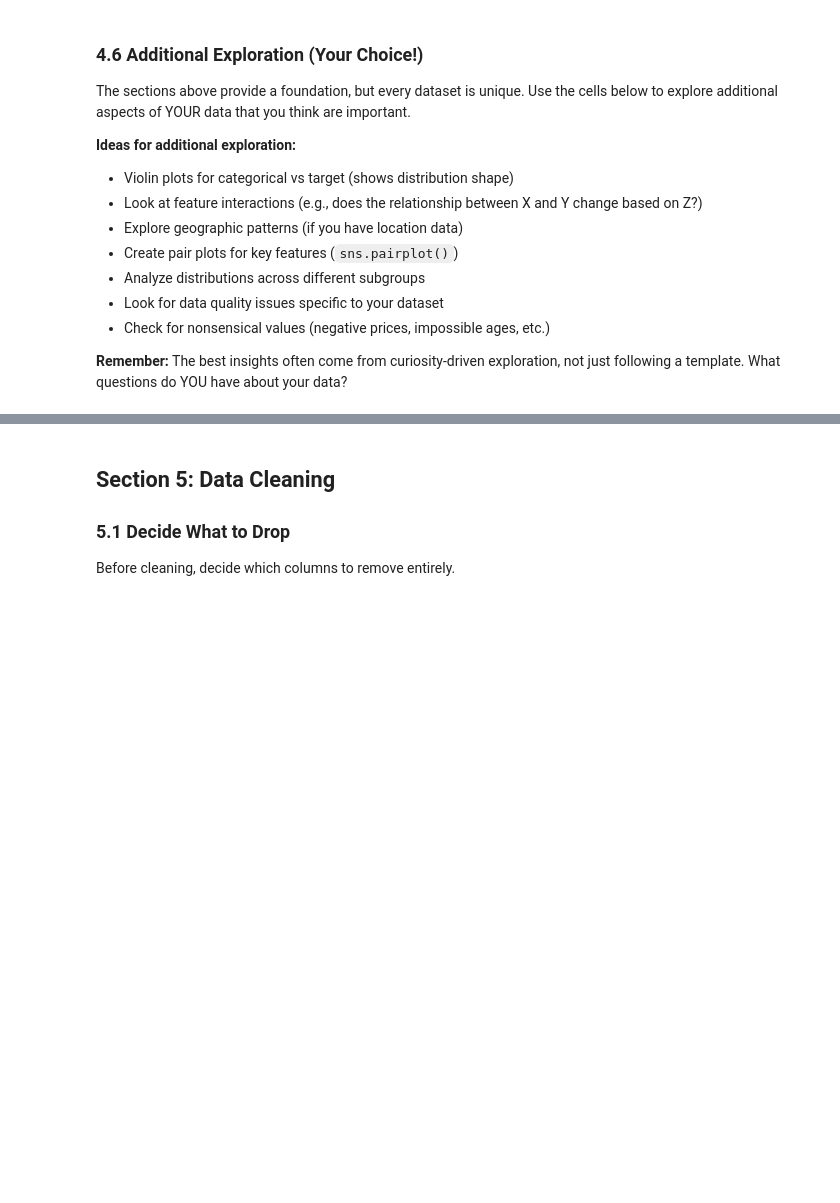
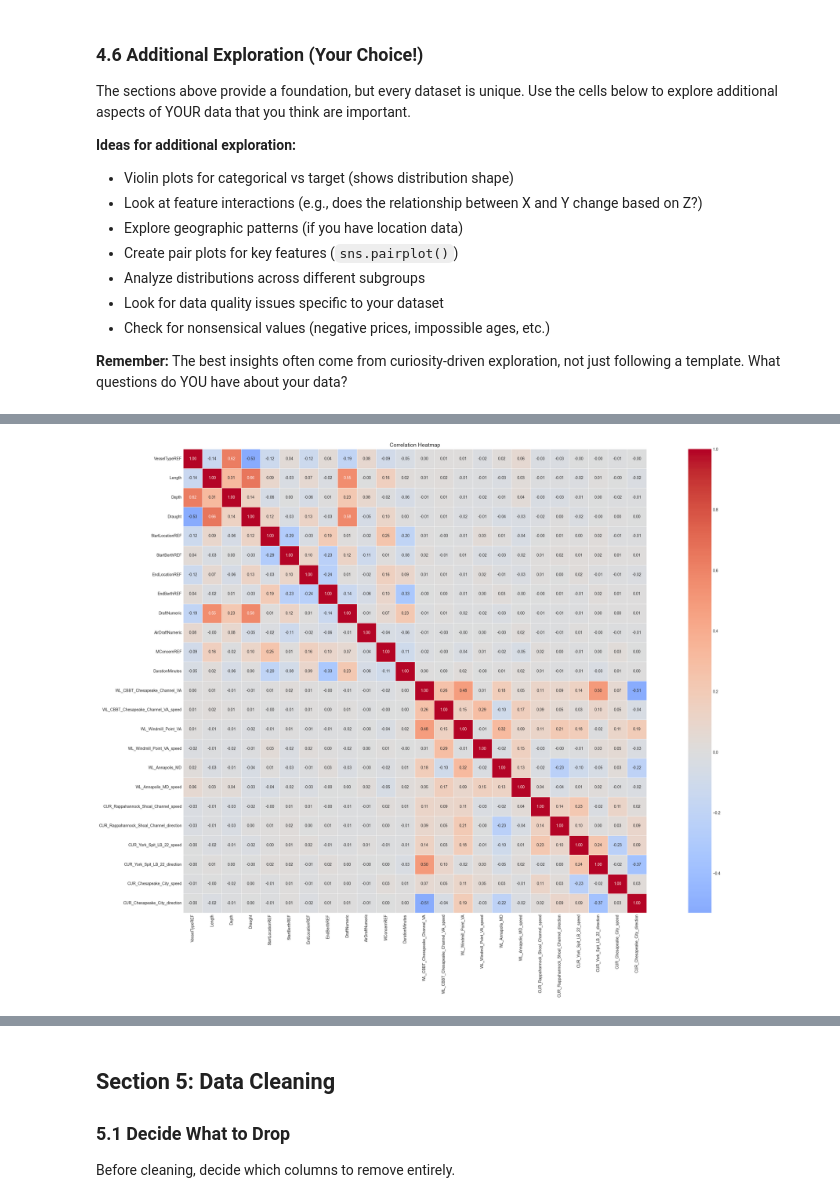
Before and after one commit to fsa-aiml-2511/individual-capstone-ericklanford, a Jupyter notebook: notebooks/01_problem_statement_and_eda.ipynb, the cells around one changed output, grey strips where cells are left out. Cells and saved outputs as stored; diff of their text form; code cells hidden in the pictures; blank space fills up the shorter version.

Commit message:
Complete Checkpoint 2: EDA, data cleaning, and feature engineering

```diff
--- a/notebooks/01_problem_statement_and_eda.ipynb
+++ b/notebooks/01_problem_statement_and_eda.ipynb
@@ -710,0 +747,25 @@ The sections above provide a foundation, but every dataset is unique. Use the ce
+# %%
+# populate currents
+for station in df_noaa_currents["Station"].unique():
+
+    # skip Henrys as the data is unreliable
+    if station == "Cape Henry LB 2CH":
+        continue
+
+    df_station = df_noaa_currents[df_noaa_currents["Station"] == station].copy()
+    df_station["t"] = pd.to_datetime(df_station["t"], utc=True)
+    df_station = df_station.sort_values("t")
+
+    col = f"CUR_{safe_col(station)}"
+    tmp = pd.merge_asof(
+        df_with_noaa[["StartDateUTC"]],
+        df_station[["t","s", "d", "b"]],
+        left_on="StartDateUTC",
+        right_on="t",
+        direction="nearest",
+        tolerance=pd.Timedelta("10min"),
+    )
+
+    df_with_noaa[f"{col}_speed"] = tmp["s"].values
+    df_with_noaa[f"{col}_direction"] = tmp["d"].values
+    # df_with_noaa[f"{col}_bias"] = tmp["b"].values
@@ -710,0 +820,22 @@ The sections above provide a foundation, but every dataset is unique. Use the ce
+# %%
+df = df_with_noaa.copy()
+# %%
+numeric_df = df.select_dtypes(include=['number'])
+correlation_matrix = numeric_df.corr()
+
+plt.figure(figsize=(30, 20))
+
+# Create the heatmap
+sns.heatmap(correlation_matrix,
+            annot=True,           # Show correlation values
+            cmap='coolwarm',      # Red = positive, Blue = negative
+            center=0,             # Center the colormap at 0
+            fmt='.2f',            # 2 decimal places
+            square=True,          # Make cells square
+            linewidths=0.5)       # Add grid lines
+
+plt.title('Correlation Heatmap', fontsize=14)
+plt.tight_layout()
+plt.show()
+# %% [output]
+[figure, added]
```
Also changed, not shown: parts of 55 cells of this notebook, 2 other files.
